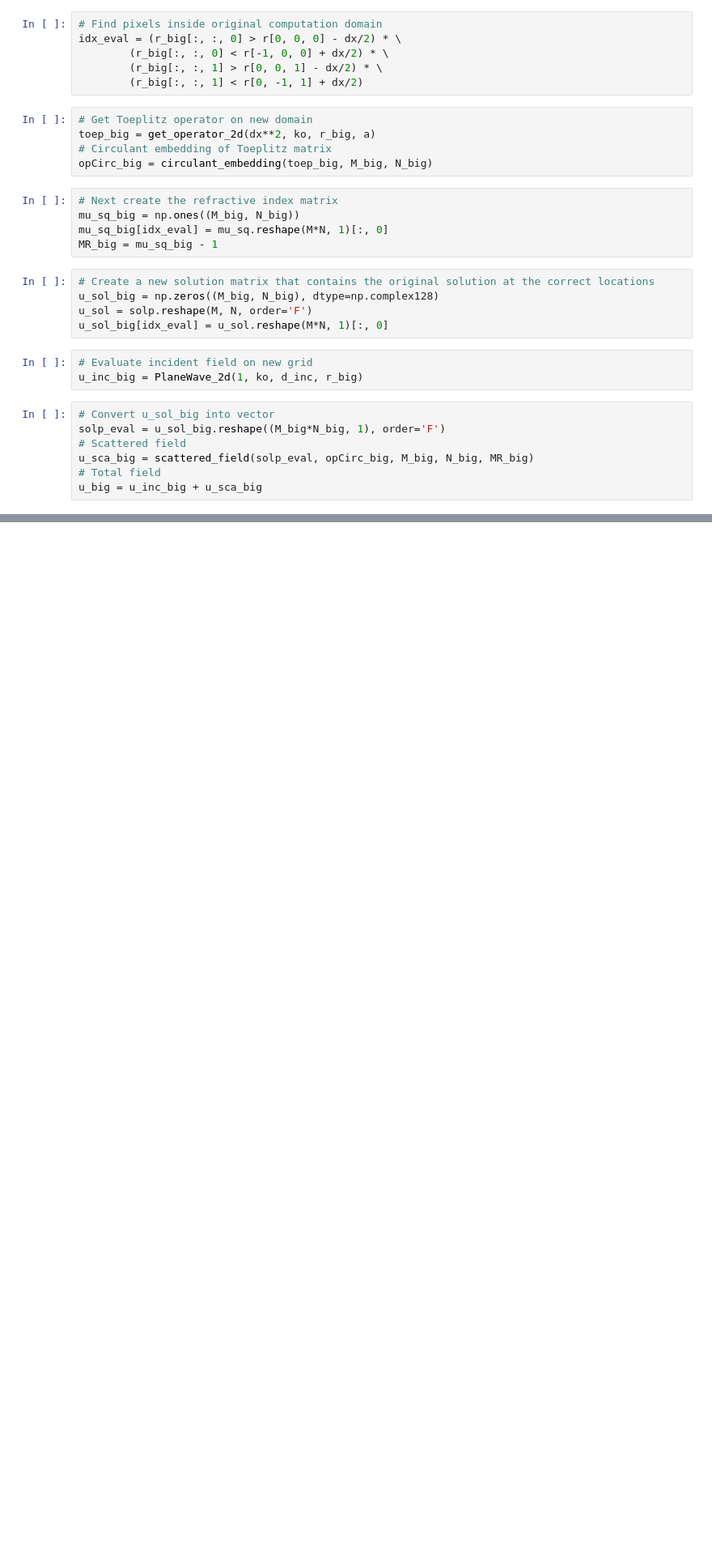
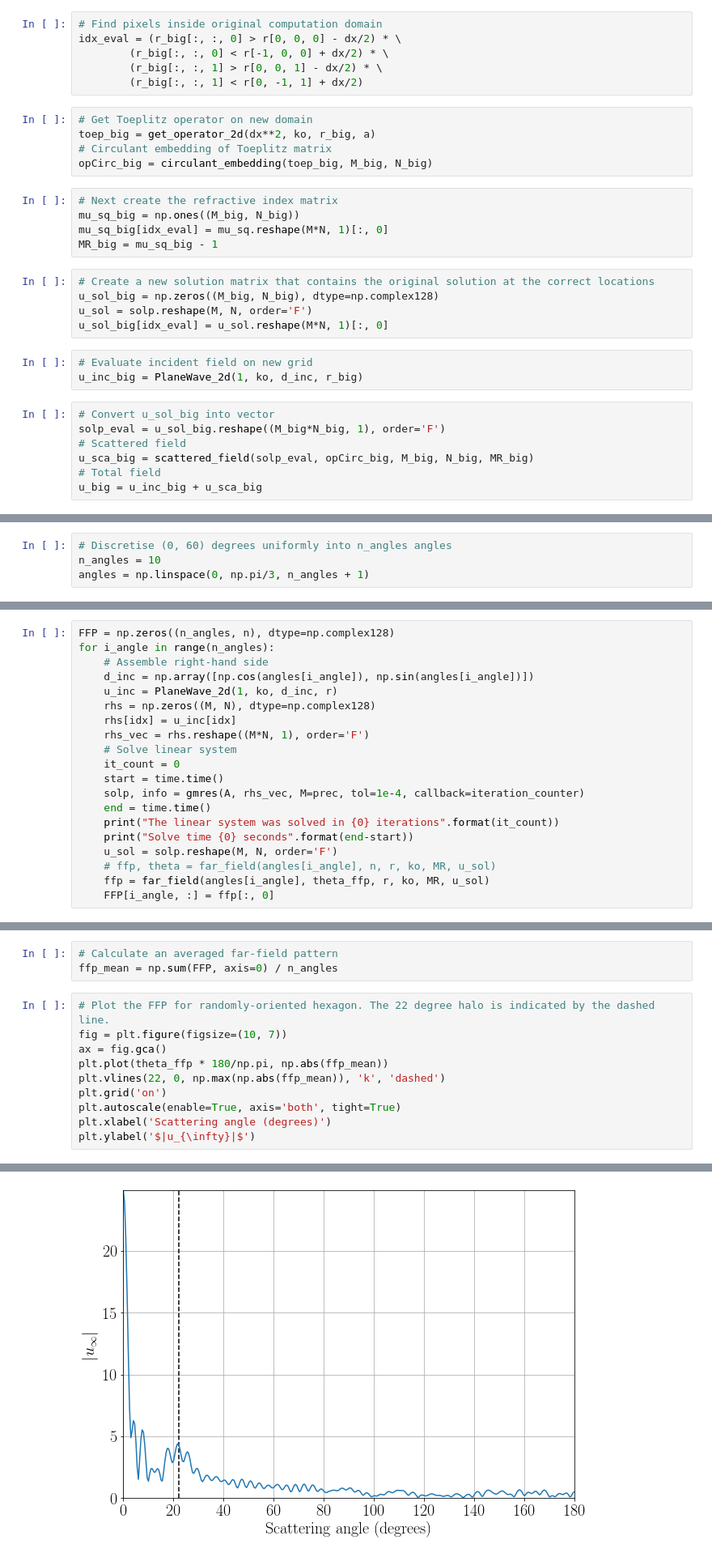
Before and after one commit to samuelpgroth/vines, a Jupyter notebook: demo/acoustics/demo_2d.ipynb, the cells around one changed output, grey strips where cells are left out. Shown at 81% size. Cells and saved outputs as stored; diff of their text form; blank space fills up the shorter version.

Commit message:
Updating 2D hexagon demo.

```diff
--- a/demo/acoustics/demo_2d.ipynb
+++ b/demo/acoustics/demo_2d.ipynb
@@ -222,0 +265,4 @@ plt.colorbar()
+# %%
+# Discretise (0, 60) degrees uniformly into n_angles angles
+n_angles = 10
+angles = np.linspace(0, np.pi/3, n_angles + 1)
@@ -222,0 +271,20 @@ plt.colorbar()
+# %%
+FFP = np.zeros((n_angles, n), dtype=np.complex128)
+for i_angle in range(n_angles):
+    # Assemble right-hand side
+    d_inc = np.array([np.cos(angles[i_angle]), np.sin(angles[i_angle])])
+    u_inc = PlaneWave_2d(1, ko, d_inc, r)
+    rhs = np.zeros((M, N), dtype=np.complex128)
+    rhs[idx] = u_inc[idx]
+    rhs_vec = rhs.reshape((M*N, 1), order='F')
+    # Solve linear system
+    it_count = 0
+    start = time.time()
+    solp, info = gmres(A, rhs_vec, M=prec, tol=1e-4, callback=iteration_counter)
+    end = time.time()
+    print("The linear system was solved in {0} iterations".format(it_count))
+    print("Solve time {0} seconds".format(end-start))
+    u_sol = solp.reshape(M, N, order='F')
+    # ffp, theta = far_field(angles[i_angle], n, r, ko, MR, u_sol)
+    ffp = far_field(angles[i_angle], theta_ffp, r, ko, MR, u_sol)
+    FFP[i_angle, :] = ffp[:, 0]
@@ -222,0 +312,14 @@ plt.colorbar()
+# %%
+# Calculate an averaged far-field pattern
+ffp_mean = np.sum(FFP, axis=0) / n_angles
+# %%
+# Plot the FFP for randomly-oriented hexagon. The 22 degree halo is indicated by the dashed line.
+fig = plt.figure(figsize=(10, 7))
+ax = fig.gca()
+plt.plot(theta_ffp * 180/np.pi, np.abs(ffp_mean))
+plt.vlines(22, 0, np.max(np.abs(ffp_mean)), 'k', 'dashed')
+plt.grid('on')
+plt.autoscale(enable=True, axis='both', tight=True)
+plt.xlabel('Scattering angle (degrees)')
+plt.ylabel('$|u_{\infty}|$')
+# %% [output]
@@ -222,0 +327 @@ plt.colorbar()
+[figure, added]
```
Also changed, not shown: parts of 23 cells of this notebook, 4 other files.
